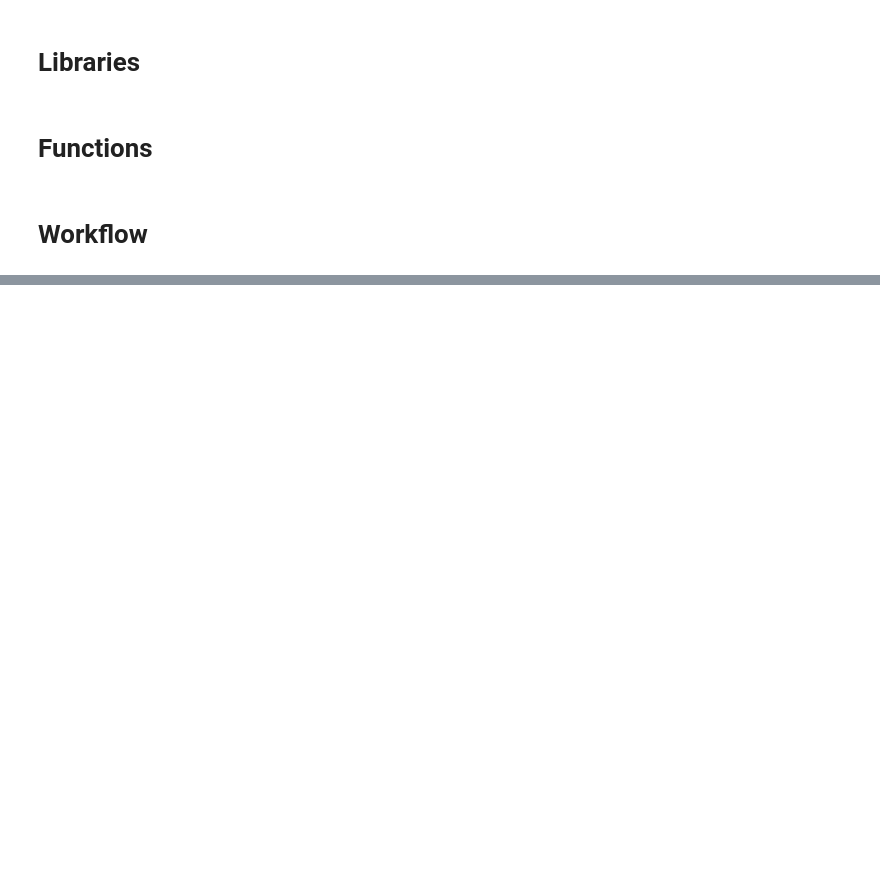
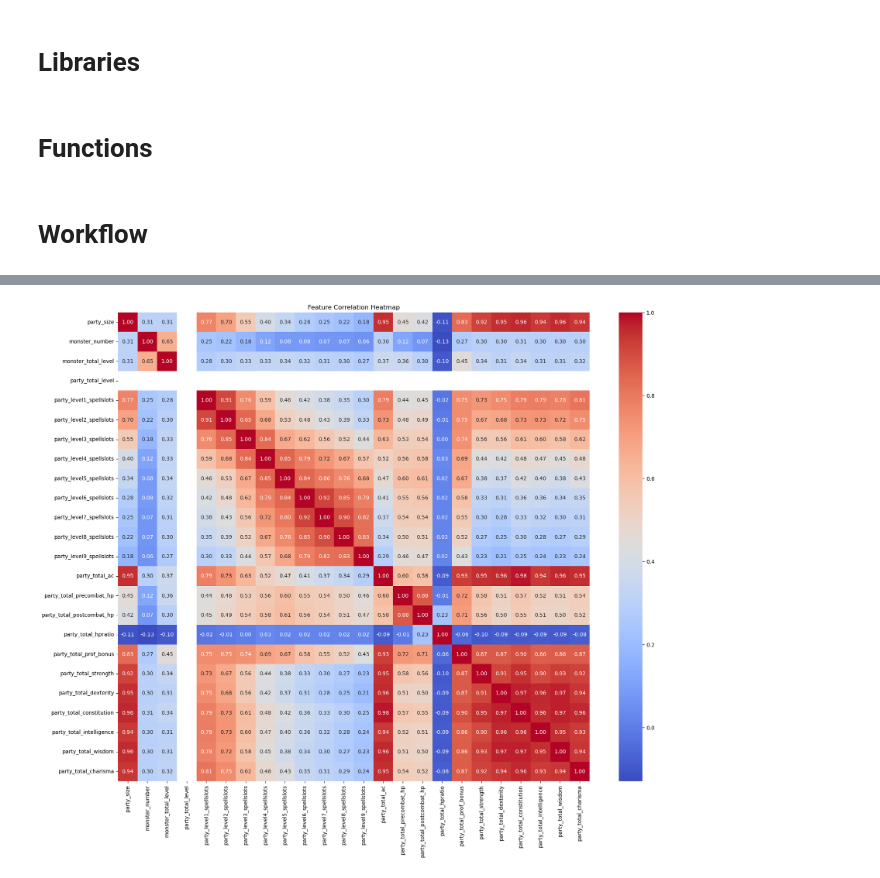
Before and after one commit to ingridasemenec/DnDEncounterEstimator, a Jupyter notebook: filtering.ipynb, the cells around one changed output, grey strips where cells are left out. Saved outputs shown, nothing was run; the diff lists cells and outputs as text; code cells hidden in the pictures; blank space fills up the shorter version.

```diff
--- a/filtering.ipynb
+++ b/filtering.ipynb
@@ -57,0 +135,11 @@ combat_data_filtered_df.to_csv(csv_file_path, index=True)
+# %%
+# Correlation heatmap for numerical features
+corr = df[num_features].corr()
+corr_filled = corr#corr.fillna(0)
+
+plt.figure(figsize=(20, 16))
+sns.heatmap(corr_filled, annot=True, fmt=".2f", cmap='coolwarm')
+plt.title('Feature Correlation Heatmap')
+plt.show()
+# %% [output]
+[figure, added]
```
Also changed, not shown: parts of 8 cells of this notebook, 3 other files.
